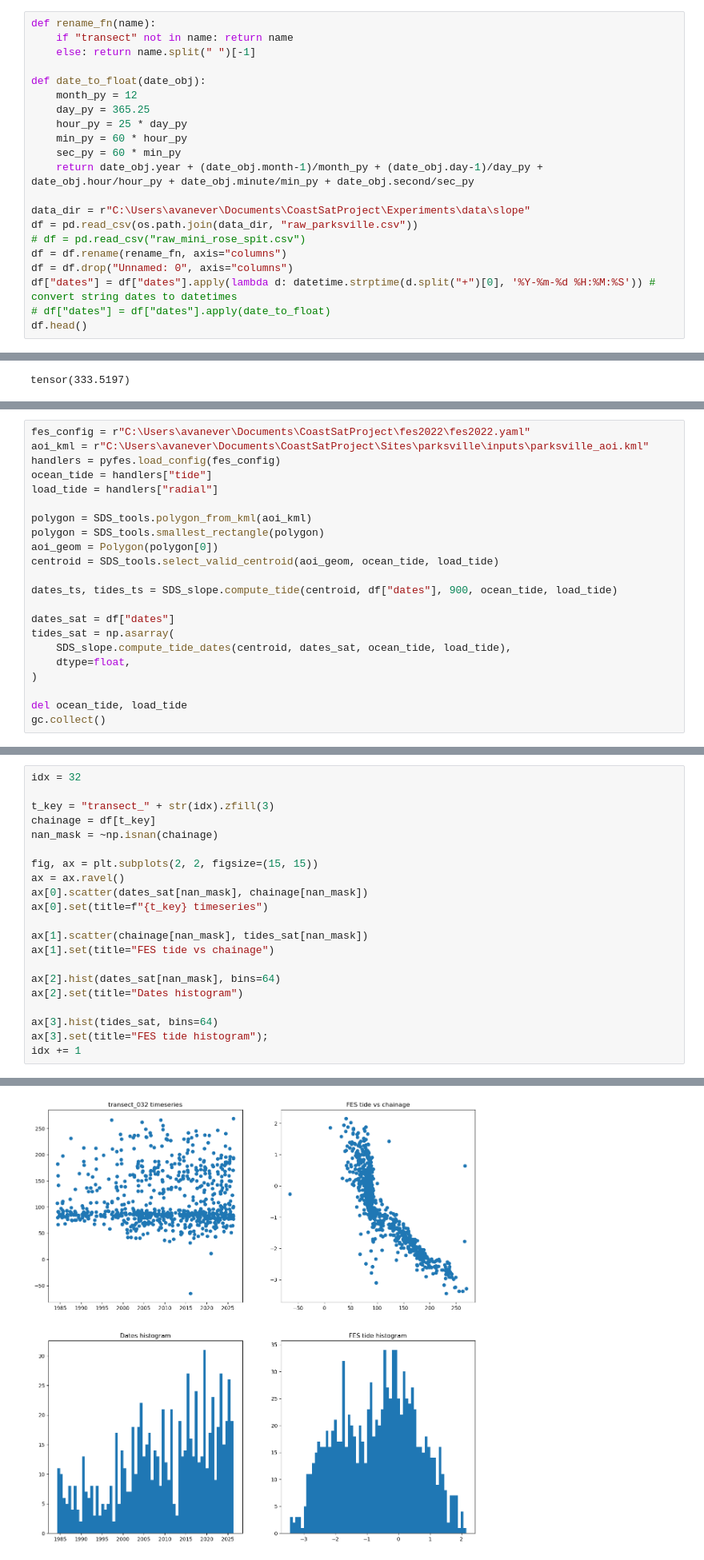
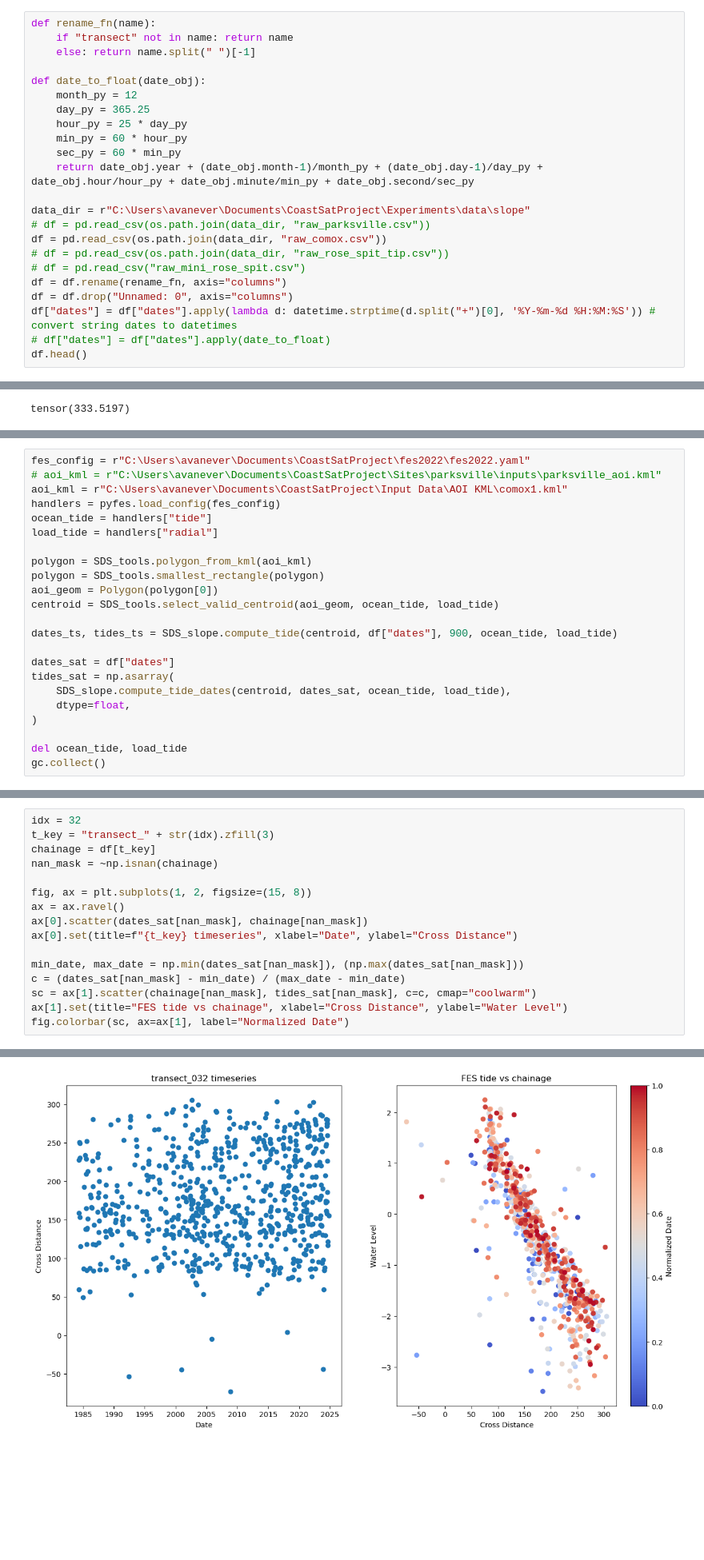
Before and after one commit to AriveIT/CoastSatCLI, a Jupyter notebook: experiments/slope.ipynb, the cells around one changed output, grey strips where cells are left out. Shown at 80% size. Cells and saved outputs as stored; diff of their text form; blank space fills up the shorter version.

Commit message:
feat: coloured slope experiment plot

```diff
--- a/experiments/slope.ipynb
+++ b/experiments/slope.ipynb
@@ -45,7 +45,9 @@ def date_to_float(date_obj):
     return date_obj.year + (date_obj.month-1)/month_py + (date_obj.day-1)/day_py + date_obj.hour/hour_py + date_obj.minute/min_py + date_obj.second/sec_py
 
 data_dir = r"C:\Users\avanever\Documents\CoastSatProject\Experiments\data\slope"
-df = pd.read_csv(os.path.join(data_dir, "raw_parksville.csv"))
+# df = pd.read_csv(os.path.join(data_dir, "raw_parksville.csv"))
+df = pd.read_csv(os.path.join(data_dir, "raw_comox.csv"))
+# df = pd.read_csv(os.path.join(data_dir, "raw_rose_spit_tip.csv"))
 # df = pd.read_csv("raw_mini_rose_spit.csv")
 df = df.rename(rename_fn, axis="columns")
 df = df.drop("Unnamed: 0", axis="columns")
@@ -509,7 +510,8 @@ ax.plot(ts_x[:,0], output, c="red");
 ## Tides
 # %%
 fes_config = r"C:\Users\avanever\Documents\CoastSatProject\fes2022\fes2022.yaml"
-aoi_kml = r"C:\Users\avanever\Documents\CoastSatProject\Sites\parksville\inputs\parksville_aoi.kml"
+# aoi_kml = r"C:\Users\avanever\Documents\CoastSatProject\Sites\parksville\inputs\parksville_aoi.kml"
+aoi_kml = r"C:\Users\avanever\Documents\CoastSatProject\Input Data\AOI KML\comox1.kml"
 handlers = pyfes.load_config(fes_config)
 ocean_tide = handlers["tide"]
 load_tide = handlers["radial"]
@@ -545,22 +547,17 @@ Flags (Load): [4]
 # %%
 idx = 32
-
 t_key = "transect_" + str(idx).zfill(3)
 chainage = df[t_key]
 nan_mask = ~np.isnan(chainage)
 
-fig, ax = plt.subplots(2, 2, figsize=(15, 15))
+fig, ax = plt.subplots(1, 2, figsize=(15, 8))
 ax = ax.ravel()
 ax[0].scatter(dates_sat[nan_mask], chainage[nan_mask])
-ax[0].set(title=f"{t_key} timeseries")
+ax[0].set(title=f"{t_key} timeseries", xlabel="Date", ylabel="Cross Distance")
 
-ax[1].scatter(chainage[nan_mask], tides_sat[nan_mask])
-ax[1].set(title="FES tide vs chainage")
-
-ax[2].hist(dates_sat[nan_mask], bins=64)
-ax[2].set(title="Dates histogram")
-
-ax[3].hist(tides_sat, bins=64)
-ax[3].set(title="FES tide histogram");
-idx += 1
+min_date, max_date = np.min(dates_sat[nan_mask]), (np.max(dates_sat[nan_mask]))
+c = (dates_sat[nan_mask] - min_date) / (max_date - min_date)
+sc = ax[1].scatter(chainage[nan_mask], tides_sat[nan_mask], c=c, cmap="coolwarm")
+ax[1].set(title="FES tide vs chainage", xlabel="Cross Distance", ylabel="Water Level")
+fig.colorbar(sc, ax=ax[1], label="Normalized Date")
 # %% [output]
@@ -567,4 +565,4 @@ idx += 1
-[figure, old version]
+[figure, new version]
 # %%
 X = np.stack([chainage[nan_mask], tides_sat[nan_mask]]).T
 kmeans = KMeans(n_clusters=2).fit(X)
```
Also changed, not shown: parts of 6 cells of this notebook.
